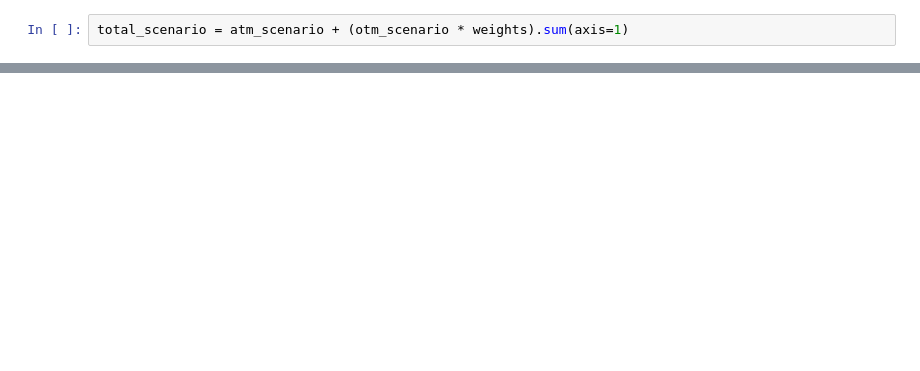
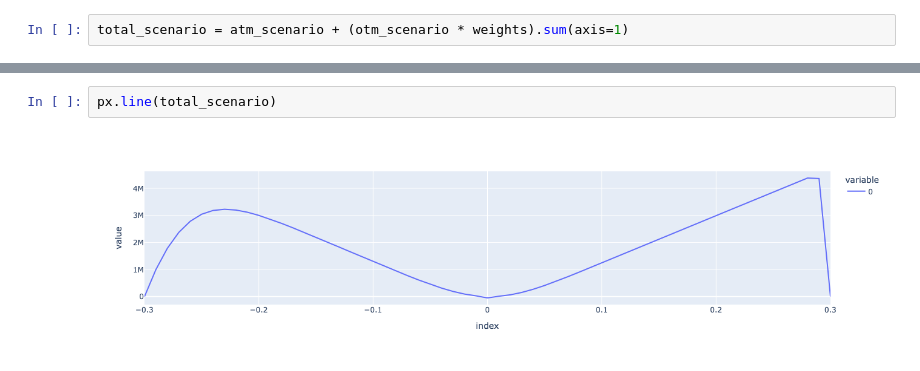
Before and after one commit to kevinlaventure/Quantitative_Methods_and_Analysis, a Jupyter notebook: option_portfolio_1.ipynb, the cells around one changed output, grey strips where cells are left out. Cells and saved outputs as stored; diff of their text form; blank space fills up the shorter version.

```diff
--- a/option_portfolio_1.ipynb
+++ b/option_portfolio_1.ipynb
@@ -104,3 +128,7 @@ px.line(total_scenario*(-50000/total_scenario.loc[0]))
+# %%
+px.line(total_scenario)
+# %% [output]
+[figure, added]
 # %%
 px.line(atm_scenario)
 # %% [output]
```
Also changed, not shown: parts of 7 cells of this notebook, 6 other files.
